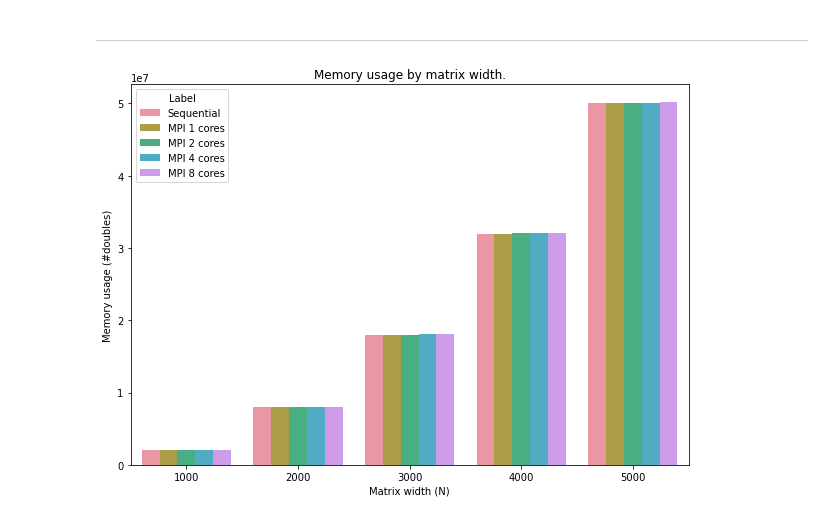
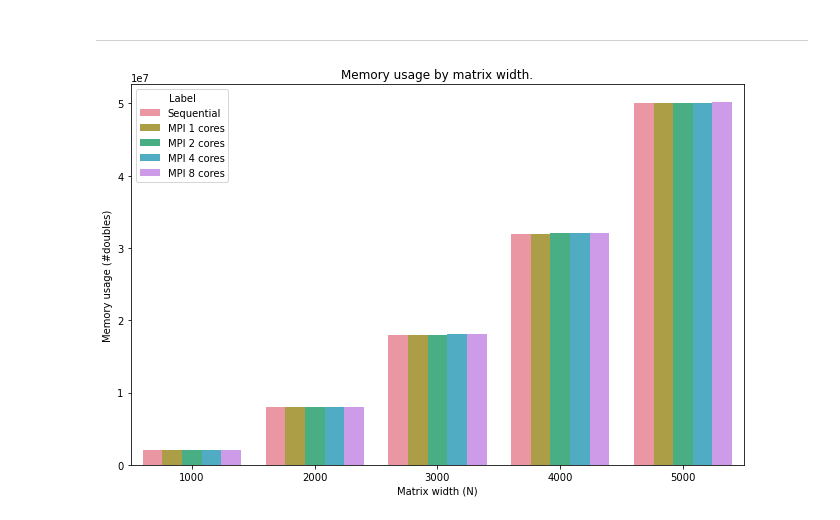
Before and after one commit to JordyAaldering/Parallel-Computing, a Jupyter notebook: Project03/Evaluation/evaluation.ipynb, the cells around one changed output. Cells and saved outputs as stored; diff of their text form; code cells hidden in the pictures.

```diff
--- a/Project03/Evaluation/evaluation.ipynb
+++ b/Project03/Evaluation/evaluation.ipynb
@@ -81,7 +81,6 @@ combined.drop("Efficiency", axis=1, inplace=True)
 
 # select only thousands
 combined_small = combined[combined.N % 1000 == 0]
-combined_small.reset_index(inplace=True)
 # %%
 combined.head()
 # %% [output]
@@ -102,7 +101,6 @@ mpi_small = mpi_avg[mpi_avg.N % 1000 == 0]
 cores = [0, 1, 2, 4, 8]
 subset = combined[combined.Cores.isin(cores)]
 subset_small = combined_small[combined_small.Cores.isin(cores)]
-subset_small.reset_index(inplace=True)
 # %%
 subset_small.head()
 # %% [output]
@@ -250,14 +248,14 @@ plt.show()
 # %% [markdown]
 ---
 # %%
-plt.figure(figsize=(10, 7))
+plt.figure(figsize=(11, 7))
 ax = sns.barplot(x="N", y="Memory", hue="Label", data=subset_small)
 
 ax.set_title("Memory usage by matrix width.")
 ax.set_xlabel("Matrix width (N)")
 ax.set_ylabel("Memory usage (#doubles)")
 
 plt.savefig("memory.png", format="png", bbox_inches="tight")
 plt.show()
 # %% [output]
-[figure, old version]
+[figure, new version]
```
Also changed, not shown: parts of 3 cells of this notebook.
